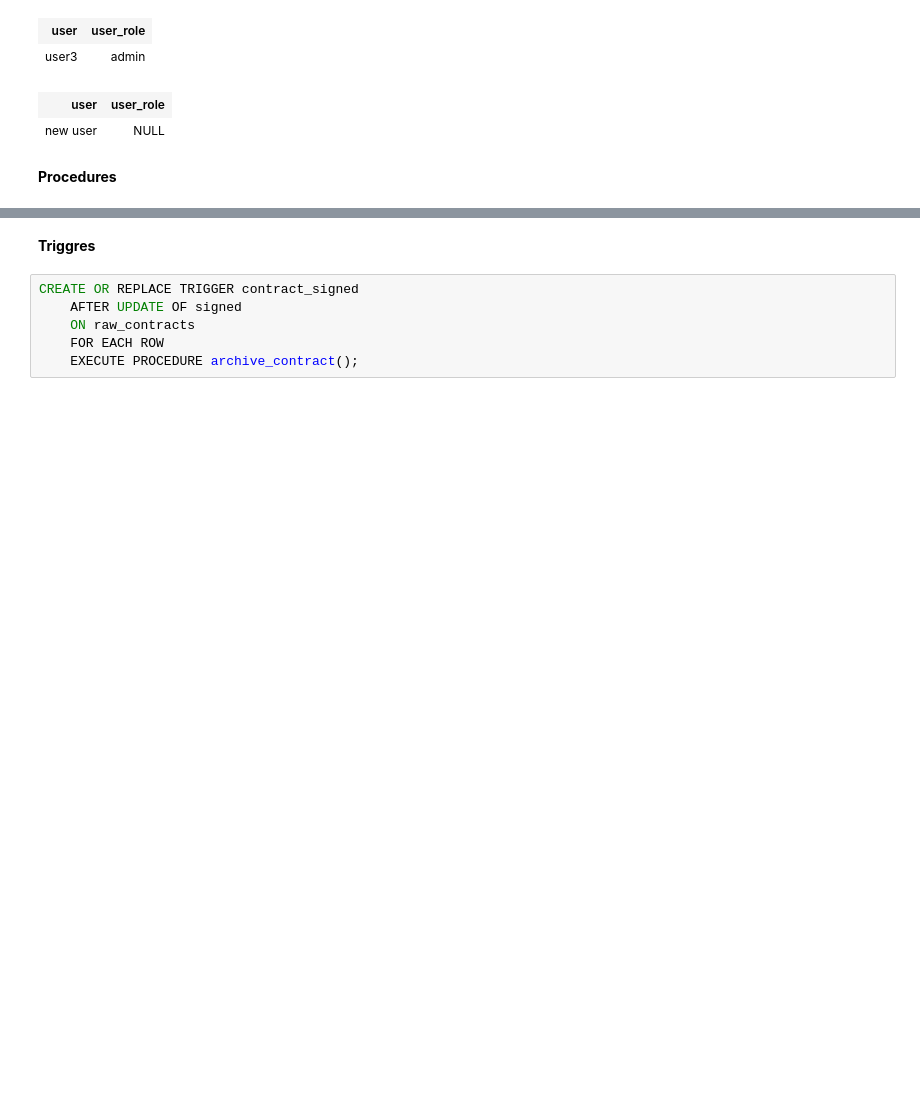
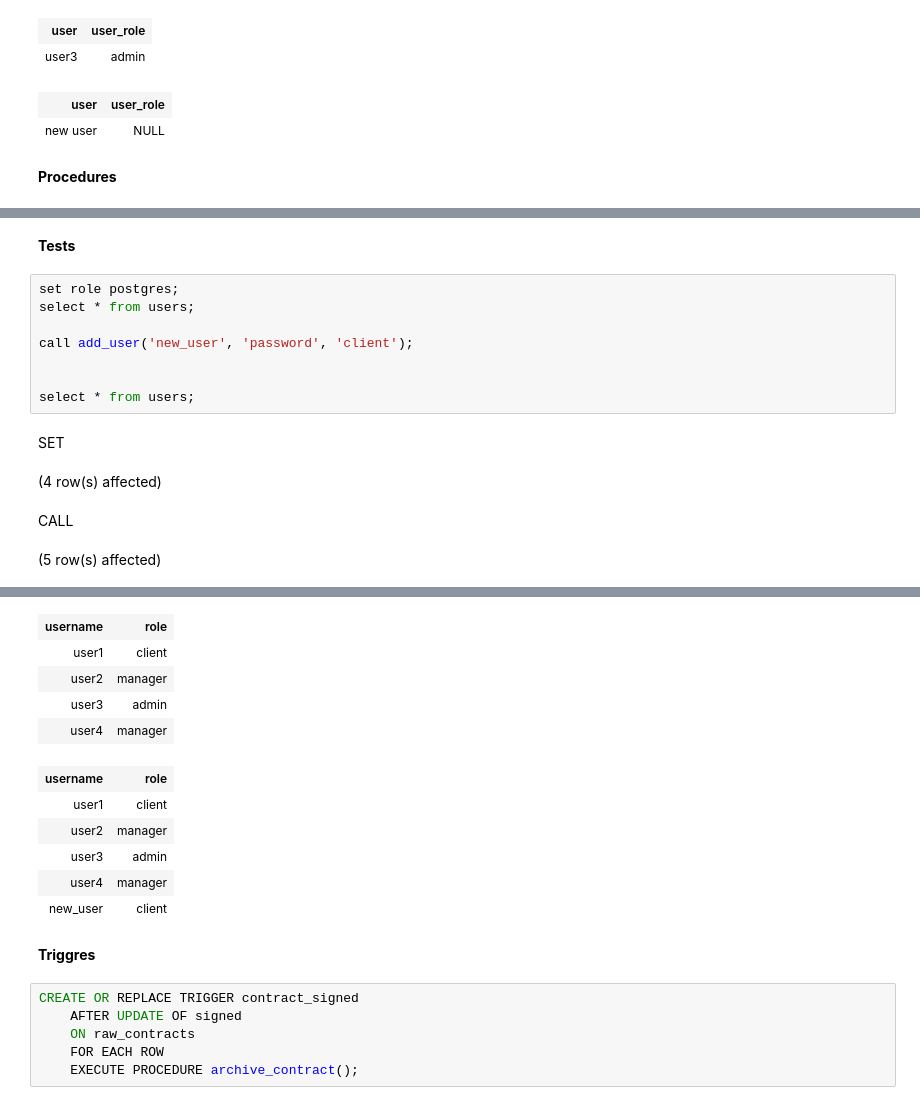
Before and after one commit to WhiteMorro1177/car-rent-server, a Jupyter notebook: db-conf/Notebook-1.ipynb, the cells around one changed output, grey strips where cells are left out. Cells and saved outputs as stored; diff of their text form; blank space fills up the shorter version.

```diff
--- a/db-conf/Notebook-1.ipynb
+++ b/db-conf/Notebook-1.ipynb
@@ -314,0 +328,15 @@ Total execution time: 00:00:00.008
+# %% [markdown]
+**Tests**
+# %%
+set role postgres;
+select * from users;
+
+call add_user('new_user', 'password', 'client');
+
+
+select * from users;
+# %% [output]
+SET
+(4 row(s) affected)
+CALL
+(5 row(s) affected)
@@ -315,3 +344,14 @@ Total execution time: 00:00:00.008
+| username | role |
+| user1 | client |
+| user2 | manager |
+| user3 | admin |
+| user4 | manager |
+| username | role |
+| user1 | client |
+| user2 | manager |
+| user3 | admin |
+| user4 | manager |
+| new_user | client |
 # %% [markdown]
 **Triggres**
 # %%
```
Also changed, not shown: parts of 14 cells of this notebook, 1 other file.
